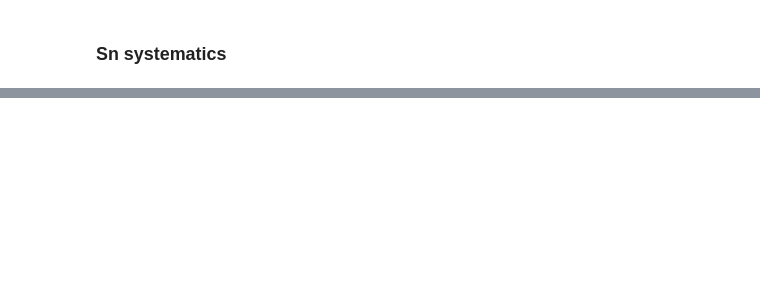
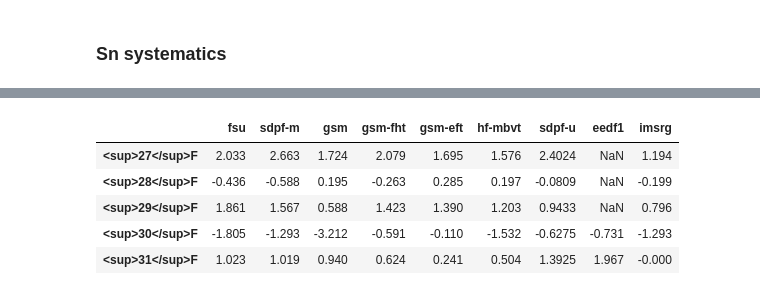
Before and after one commit to calemhoffman/softhub, a Jupyter notebook: python/mona_proposals.ipynb, the cells around one changed output, grey strips where cells are left out. Cells and saved outputs as stored; diff of their text form; code cells hidden in the pictures; blank space fills up the shorter version.

```diff
--- a/python/mona_proposals.ipynb
+++ b/python/mona_proposals.ipynb
@@ -290,11 +332,14 @@ Headers = f_S2n.columns.values.tolist()
 Indexes = f_S2n.index.values.tolist()
 trace = []
 num_rows,num_cols = f_S2n.shape
+colnum = [7,4,8,1,0,6,2,3,5]
+colors_new = px.colors.sequential.Plasma
 for i in range(num_cols):
   trace.append(go.Scatter(x=f_S2n.index,
                           y = f_S2n[Headers[i]],
                           mode = 'lines',
-                          name = Headers[i])
+                          name = Headers[i],
+                          marker=dict(color=colors_new[colnum[i]]))
   )
 trace.append(go.Scatter(
     x=f_Sn_exp.index, #columns[:-1],           # x-coordinates of trace
@@ -311,16 +356,16 @@ trace.append(go.Scatter(
 fig = go.Figure(data=trace)
 fig.update_layout(
     title='',
-    width=600,
-    height=300,
+    width=800,
+    height=350,
     margin=dict(l=35, r=35, t=35, b=35),
     xaxis=dict(title='',
-               range=[-0.5,4.5],
+               range=[-0.5,3.5],
                tickmode='array',tickvals=[0,1,2,3],
                ticktext=Indexes,
                showline=True,showgrid=True
                ),
-    yaxis=dict(title='S<sub>n</sub> [MeV]',
+    yaxis=dict(title='S<sub>2n</sub> [MeV]',
                range=[-3,4.0]
                ),
     showlegend=True,
@@ -339,0 +460,76 @@ fig.show()
+# %%
+#do decay from 30 to 29 for all ...
+#draw line with f_Sn differences
+#then annote for arrows
+#29f at Y=0
+import plotly.io as pio
+
+# naming a layout theme for future reference
+pio.templates["google"] = go.layout.Template(
+    layout_colorway=['#4285F4', '#DB4437', '#F4B400', '#0F9D58',
+                     '#185ABC', '#B31412', '#EA8600', '#137333',
+                     '#d2e3fc', '#ceead6']
+)
+
+# setting Google color palette as default
+pio.templates.default = "google"
+
+colnum = [4,3,6,7,1,5,0] #2
+offset = [0.05,-0.05,0.05,0.05,0.05,0.05,0.05]
+import plotly.express as px
+colors_new = px.colors.sequential.Plasma
+fig = go.Figure()
+fig.add_shape(type="rect",x0=0.75, y0=1.1, x1=1.25, y1=1.88,
+    line=dict(width=0),
+    fillcolor='Grey',opacity=0.3
+)
+fig.add_shape(type="rect",x0=0.25, y0=1.22, x1=0.75, y1=2.1,
+    line=dict(width=0),
+    fillcolor='Grey',opacity=0.3
+)
+fig.add_trace(go.Scatter(x=[0.25,1.25],y=[0,0],mode='lines',marker=dict(color='black'),
+                         name='',showlegend=False))
+fig.add_trace(go.Scatter(x=[0.25,1.25],y=[1.08,1.08],mode='lines',marker=dict(color='black'),
+                         name='',showlegend=False))
+fig.add_trace(go.Scatter(x=[0.25,0.75],y=[1.66,1.66],mode='lines',marker=dict(color='black'),
+                         name='',showlegend=False))
+fig.add_trace(go.Scatter(x=[0.75,1.25],y=[1.44,1.44],mode='lines',marker=dict(color='black'),
+                         name='',showlegend=False))
+for i in range(len(colnum)):
+  fig.add_trace(go.Scatter(x=[2,3],y=[-1.0*f_Sn.iloc[3,colnum[i]],-1.0*f_Sn.iloc[3,colnum[i]]],
+                           mode='lines',marker=dict(color=colors_new[8-i]),
+                           name=f_Sn.columns[colnum[i]]))
+  # fig.add_trace(go.Scatter(x=[3.75,4.75],y=[-1.0*f_S2n.iloc[3,colnum[i]],-1.0*f_S2n.iloc[3,colnum[i]]],
+  #                          mode='lines',marker=dict(color=colors_new[8-i]),
+  #                          name=f_S2n.columns[colnum[i]]))
+  fig.add_annotation(ax=2,ay=-1.0*f_Sn.iloc[3,colnum[i]],xref="x",yref="y",
+                   x=1.25,y=0,axref="x",ayref="y",text="",showarrow=True,
+                    arrowhead=2,arrowsize=1,arrowwidth=2,arrowcolor=colors_new[8-i])
+  if i>3 :
+    fig.add_annotation(x=2,y=-1.0*f_Sn.iloc[3,colnum[i]]+offset[i],xref="x",yref="y",
+                    text="{:.2f}[{:.2f}] ".format(-1.0*f_Sn.iloc[3,colnum[i]],
+                                                  -1.0*f_Sn.iloc[3,colnum[i]]-1.08),
+                       showarrow=False,xanchor='left')
+    fig.add_annotation(ax=2,ay=-1.0*f_Sn.iloc[3,colnum[i]],xref="x",yref="y",
+                   x=1.25,y=1.08,axref="x",ayref="y",text="",showarrow=True,
+                    arrowhead=2,arrowsize=1,arrowwidth=2,arrowcolor=colors_new[8-i])
+  else:
+    fig.add_annotation(x=2,y=-1.0*f_Sn.iloc[3,colnum[i]]+offset[i],xref="x",yref="y",
+                    text="{:.2f}".format(-1.0*f_Sn.iloc[3,colnum[i]]),
+                    showarrow=False,xanchor='left')
+fig.add_annotation(x=0.5,y=1.71,xref='x',yref='y',text='S<sub>n</sub>=1.66(44)',
+                   showarrow=False,xanchor='center',
+                   font=dict(size=12))
+fig.add_annotation(x=1.0,y=1.49,xref='x',yref='y',text='S<sub>n</sub>=1.44(43)',
+                   showarrow=False,xanchor='center',
+                   font=dict(size=12))
+fig.update_layout(font_size=14,width=1000,height=600,
+                  legend=dict(orientation="h",yanchor="bottom",
+                              y=1.02,xanchor="center",x=0.5))
+fig.update_yaxes(title='relative decay energy [MeV]',range=[-0.25,2.2],zeroline=False)
+fig.update_xaxes(ticktext=['<sup>29</sup>F','<sup>30</sup>F','<sup>31</sup>F'],tickvals=[0.75,2.5,4.25],
+                 range=[-0.25,3.750])
+
+fig.show()
+f_Sn
+# %% [output]
@@ -339,0 +537,6 @@ fig.show()
+|  | fsu | sdpf-m | gsm | gsm-fht | gsm-eft | hf-mbvt | sdpf-u | eedf1 | imsrg |
+| <sup>27</sup>F | 2.033 | 2.663 | 1.724 | 2.079 | 1.695 | 1.576 | 2.4024 | NaN | 1.194 |
+| <sup>28</sup>F | -0.436 | -0.588 | 0.195 | -0.263 | 0.285 | 0.197 | -0.0809 | NaN | -0.199 |
+| <sup>29</sup>F | 1.861 | 1.567 | 0.588 | 1.423 | 1.390 | 1.203 | 0.9433 | NaN | 0.796 |
+| <sup>30</sup>F | -1.805 | -1.293 | -3.212 | -0.591 | -0.110 | -1.532 | -0.6275 | -0.731 | -1.293 |
+| <sup>31</sup>F | 1.023 | 1.019 | 0.940 | 0.624 | 0.241 | 0.504 | 1.3925 | 1.967 | -0.000 |
```
Also changed, not shown: parts of 16 cells of this notebook.
